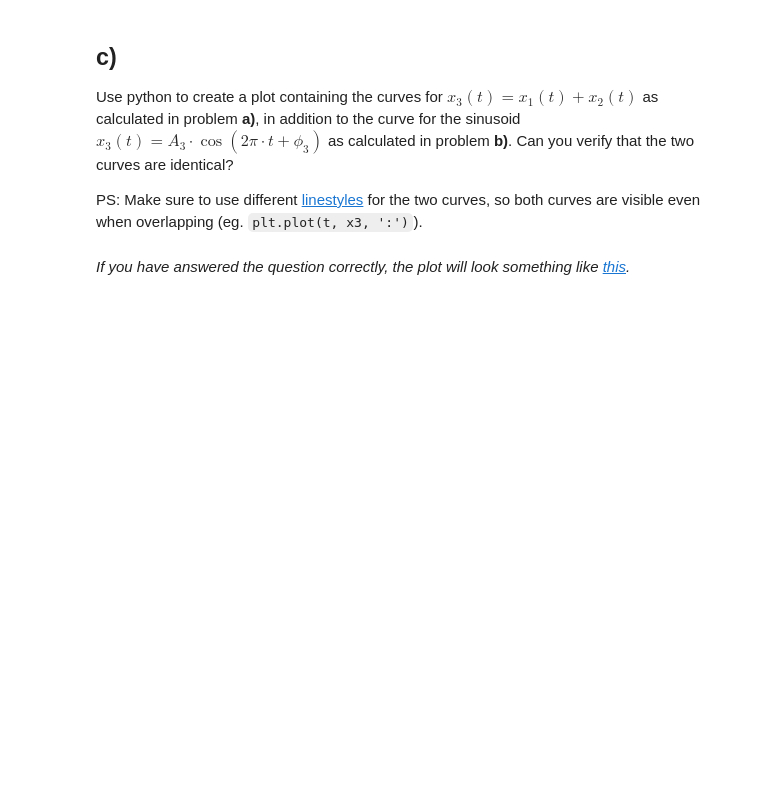
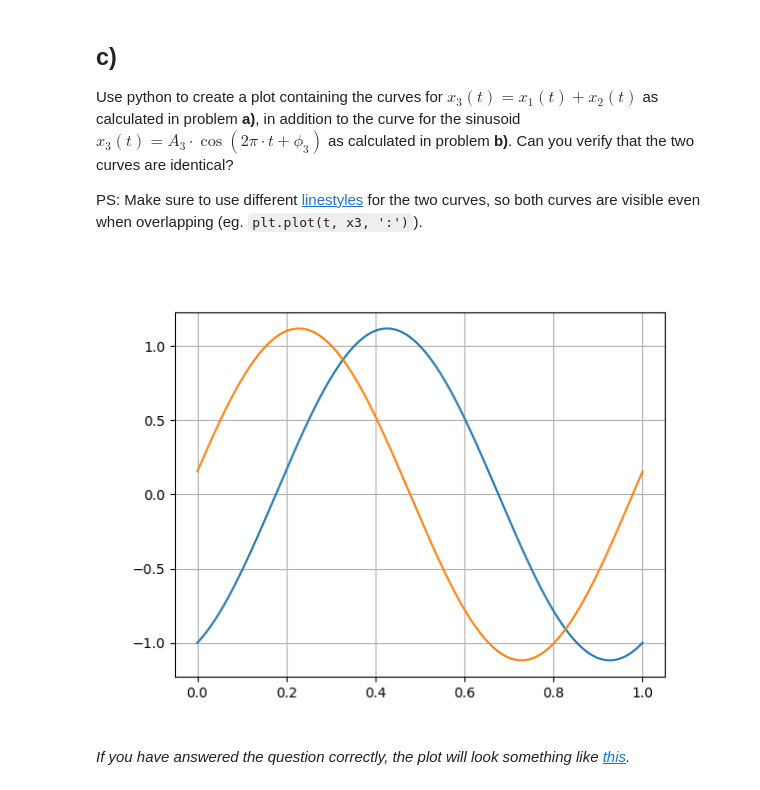
Before and after one commit to kaierih/AIS2201_Exercises, a Jupyter notebook: Exercise_2/1_adding_sines.ipynb, the cells around one changed output. Drawn from its saved outputs; the diff is of its cells as text; code cells hidden in the pictures; blank space fills up the shorter version.

```diff
--- a/Exercise_2/1_adding_sines.ipynb
+++ b/Exercise_2/1_adding_sines.ipynb
@@ -58,6 +56,11 @@ ANSWER THEORY QUESTIONS HERE:
 # %%
 # WRITE YOUR CODE HERE:
 
+## First converted from cosine to a complex phasor, then the complex plane arrows where drawn, and with that the magnitude A3 and the phase was calculated.
+
+x3_mag = np.sqrt(5/4)
+
+x3_phase = np.rad2deg(np.arctan(-1/2))
 
 print(f"x3(t) magnitude: {x3_mag:.2f}")
 print(f"x3(t) phase: {x3_phase:.2f} degrees")
@@ -71,6 +74,15 @@ Use python to create a plot containing the curves for $x_3(t)=x_1(t) + x_2(t)$ a
 PS: Make sure to use different [linestyles](https://matplotlib.org/stable/gallery/lines_bars_and_markers/linestyles.html) for the two curves, so both curves are visible even when overlapping (eg. `plt.plot(t, x3, ':')`).
 # %%
 # WRITE YOUR CODE HERE:
+figure = plt.figure()
+
+x3 = x3_mag * np.cos(2*np.pi*t + x3_phase)
+
+plt.plot(t, xt3, t, x3)
+plt.grid()
+plt.show()
+# %% [output]
+[figure, added]
 # %% [markdown]
 *If you have answered the question correctly, the plot will look something like [this](Figurer/task1c_sol.png).*
 # %% [markdown]
```
Also changed, not shown: parts of 2 cells of this notebook.
